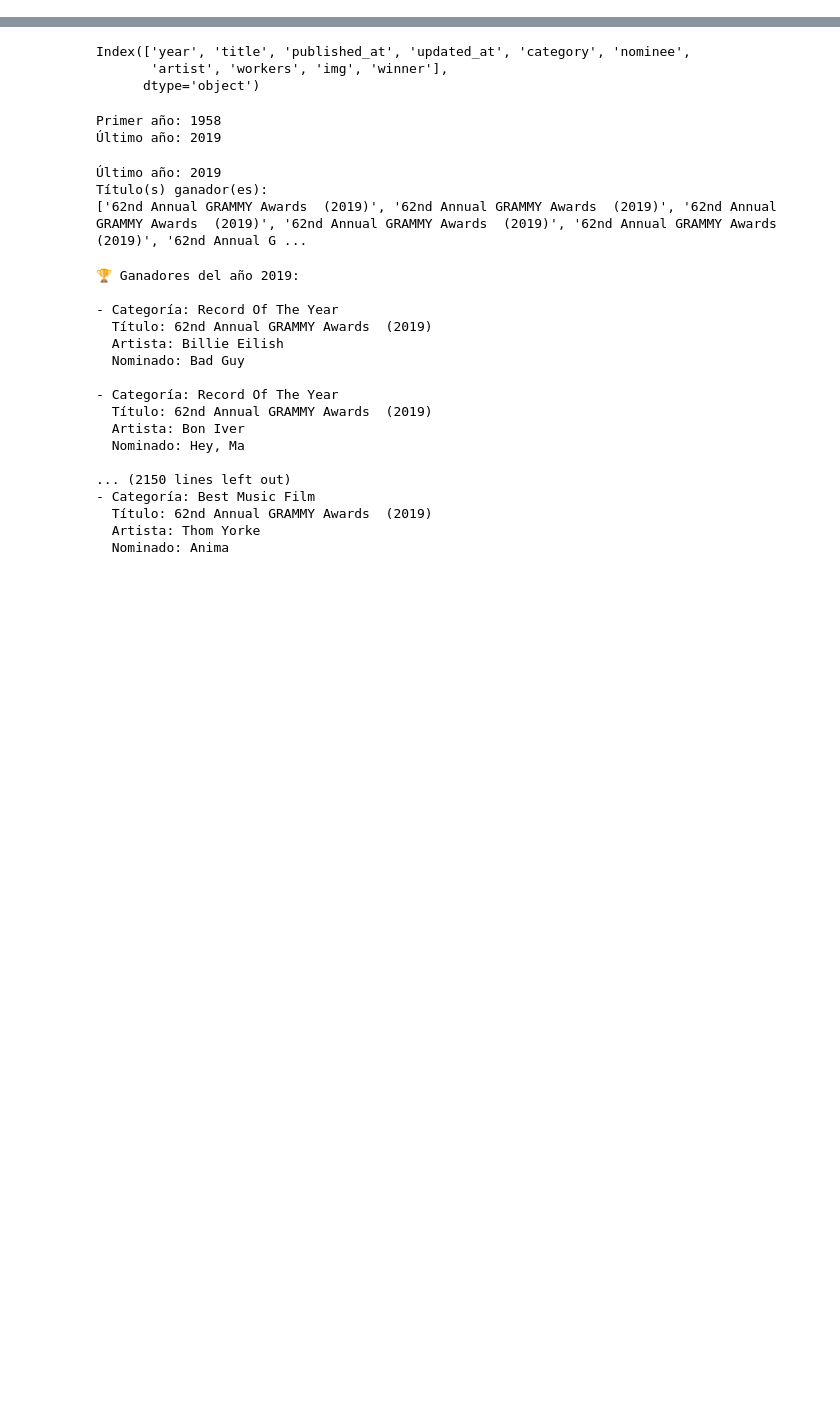
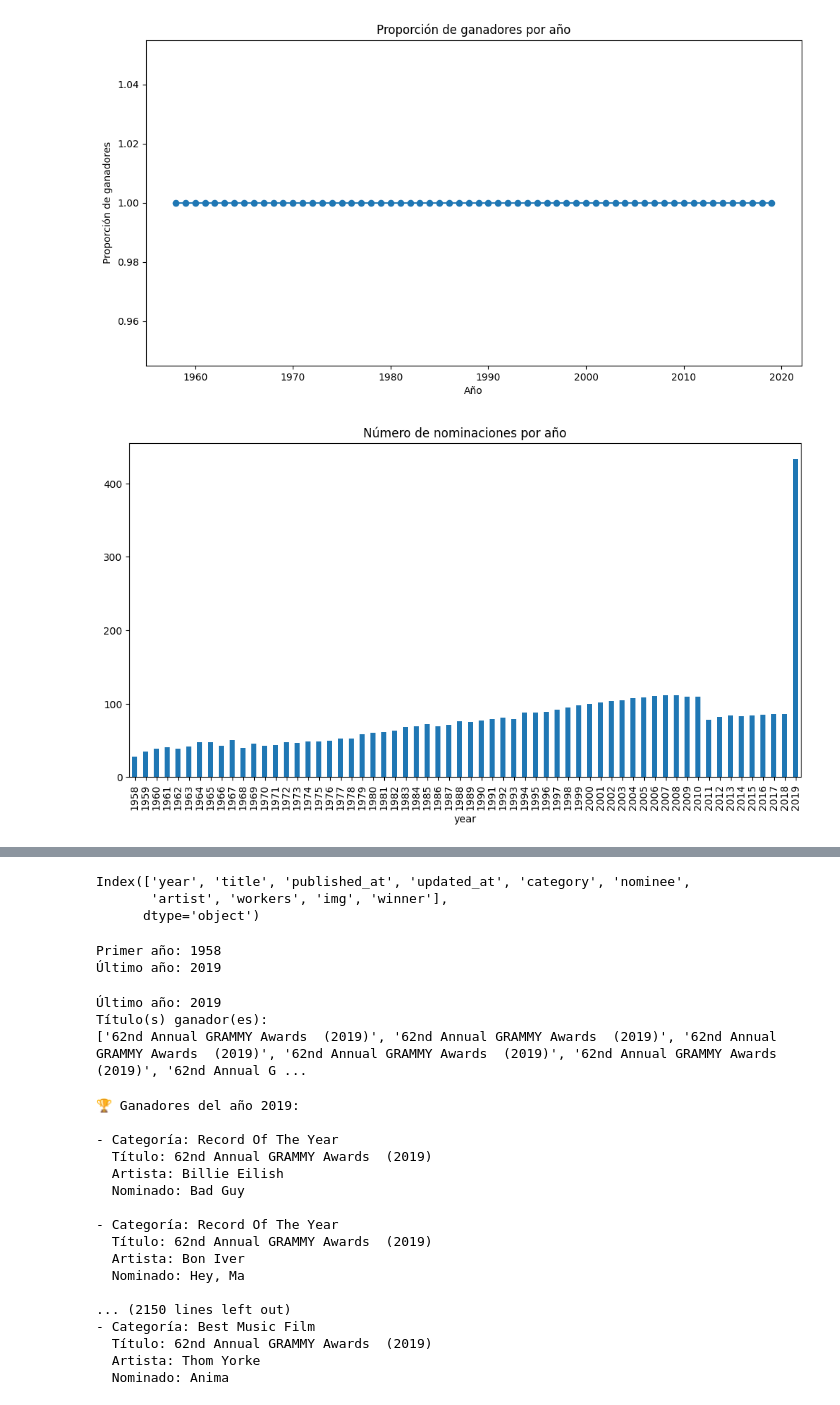
Before and after one commit to 20angela26/WorkShoop2-ETL, a Jupyter notebook: notebooks/eda_grammy.ipynb, the cells around one changed output, grey strips where cells are left out. Saved outputs shown, nothing was run; the diff lists cells and outputs as text; code cells hidden in the pictures; blank space fills up the shorter version.

```diff
--- a/notebooks/eda_grammy.ipynb
+++ b/notebooks/eda_grammy.ipynb
@@ -5,0 +70,14 @@ df= pd.read_csv("../data/the_grammy_awards.csv")
+# %%
+plt.figure(figsize=(12,6))
+df.groupby("year")["winner"].mean().plot(marker="o")
+plt.title("Proporción de ganadores por año")
+plt.ylabel("Proporción de ganadores")
+plt.xlabel("Año")
+plt.show()
+plt.figure(figsize=(12,6))
+df["year"].value_counts().sort_index().plot(kind="bar")
+plt.title("Número de nominaciones por año")
+plt.show()
+# %% [output]
+[figure, added]
+[figure, added]
```
Also changed, not shown: parts of 10 cells of this notebook.
